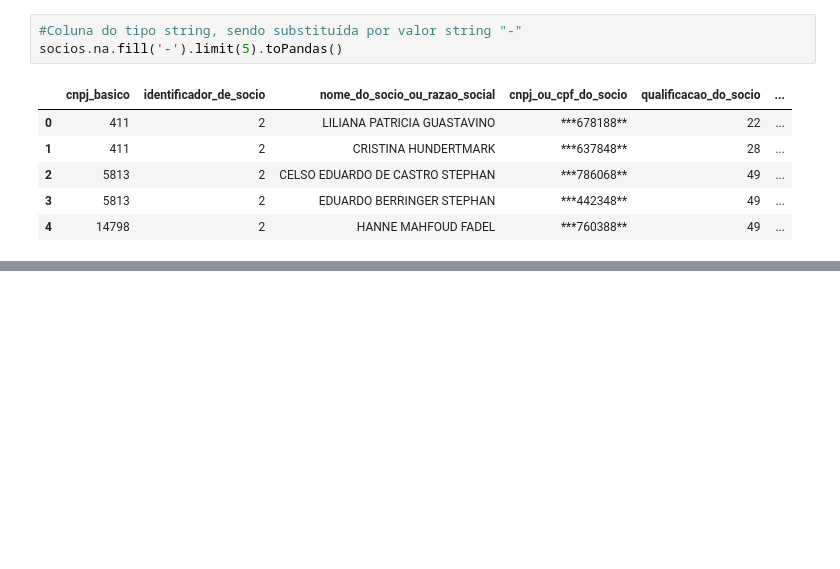
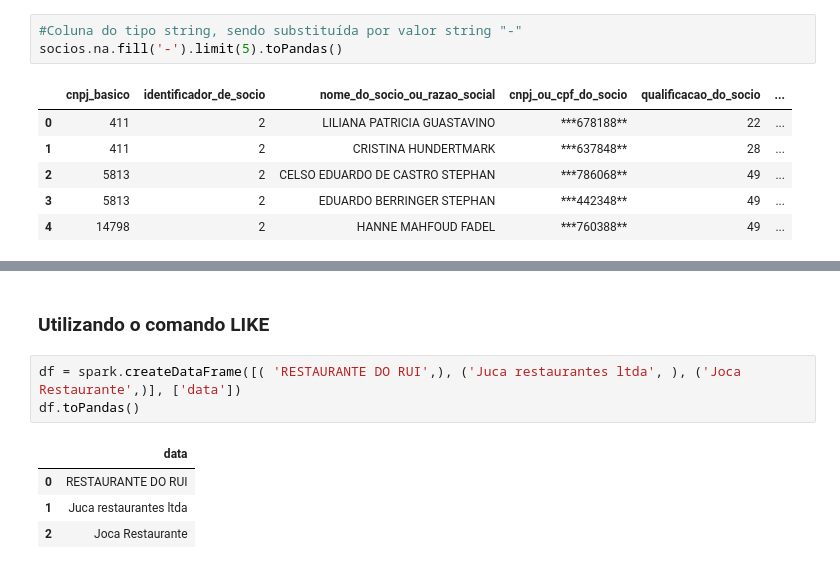
Before and after one commit to lethiciaasevedo1999/PySpark, a Jupyter notebook: PySpark_Alura.ipynb, the cells around one changed output, grey strips where cells are left out. Cells and saved outputs as stored; diff of their text form; blank space fills up the shorter version.

```diff
--- a/PySpark_Alura.ipynb
+++ b/PySpark_Alura.ipynb
@@ -523,0 +598,10 @@ socios.na.fill('-').limit(5).toPandas()
+# %% [markdown]
+### **Utilizando o comando LIKE**
+# %%
+df = spark.createDataFrame([( 'RESTAURANTE DO RUI',), ('Juca restaurantes ltda', ), ('Joca Restaurante',)], ['data'])
+df.toPandas()
+# %% [output]
+|  | data |
+| 0 | RESTAURANTE DO RUI |
+| 1 | Juca restaurantes ltda |
+| 2 | Joca Restaurante |
```
Also changed, not shown: parts of 11 cells of this notebook.
